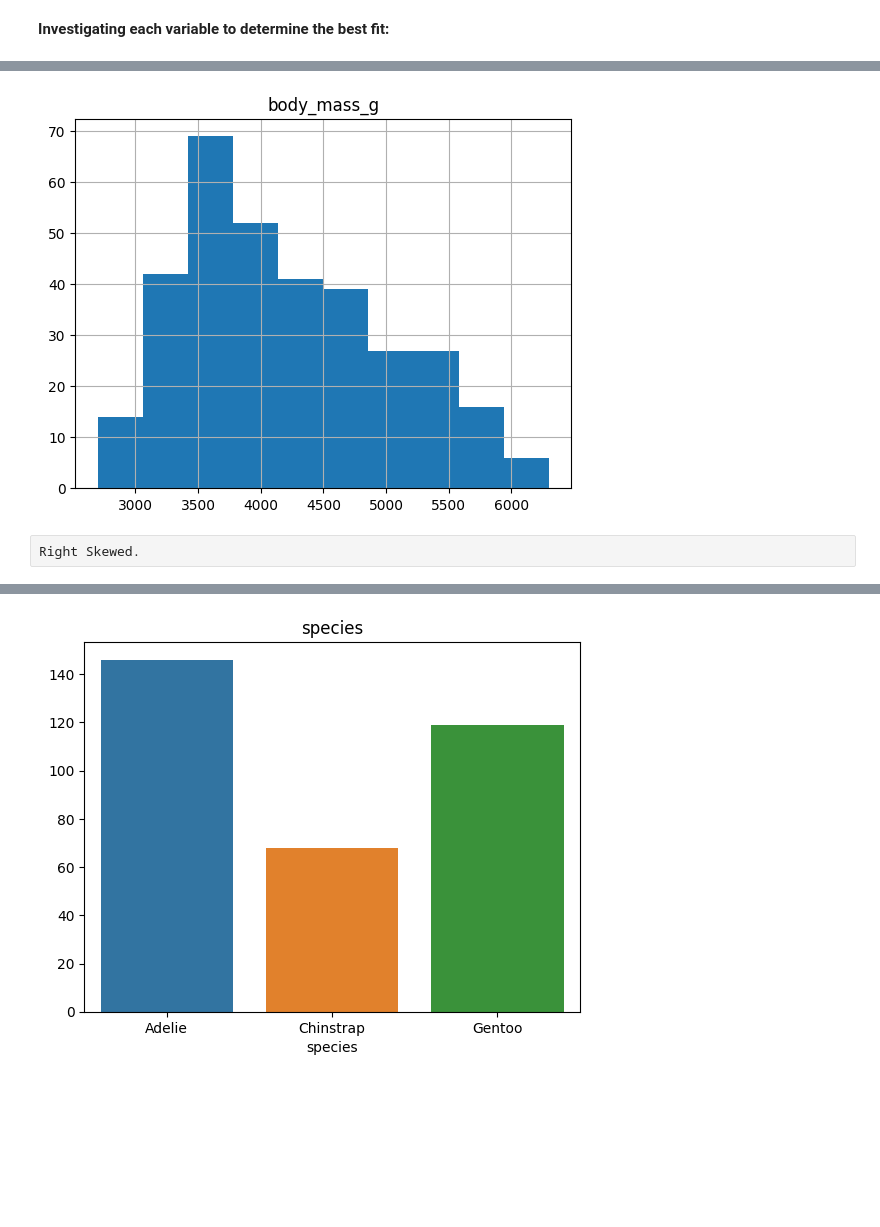
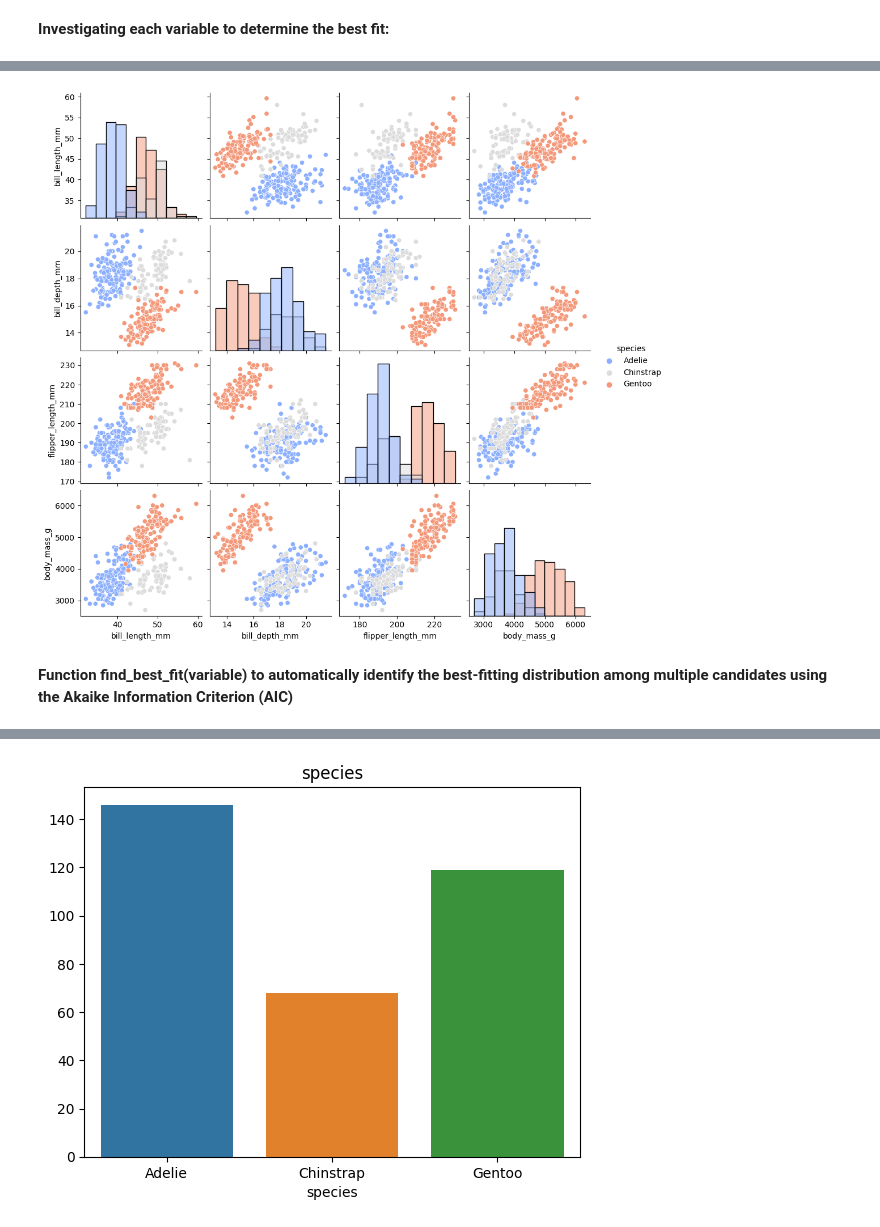
Before and after one commit to damienfarrell/fund-data, a Jupyter notebook: tasks.ipynb, the cells around one changed output, grey strips where cells are left out. Drawn from its saved outputs; the diff is of its cells as text; code cells hidden in the pictures; blank space fills up the shorter version.

```diff
--- a/tasks.ipynb
+++ b/tasks.ipynb
@@ -171,6 +176,6 @@ df.hist(numerical_variables.columns[2]);
-# %%
-df.hist(numerical_variables.columns[3]);
-# %% [output]
-[figure, removed]
-# %% [raw]
-Right Skewed.
+# %%
+sns.pairplot(df, hue='species', diag_kind='hist', palette='coolwarm');
+# %% [output]
+[figure, added]
+# %% [markdown]
+**Function find_best_fit(variable) to automatically identify the best-fitting distribution among multiple candidates using the Akaike Information Criterion (AIC)**
```
Also changed, not shown: parts of 36 cells of this notebook.
